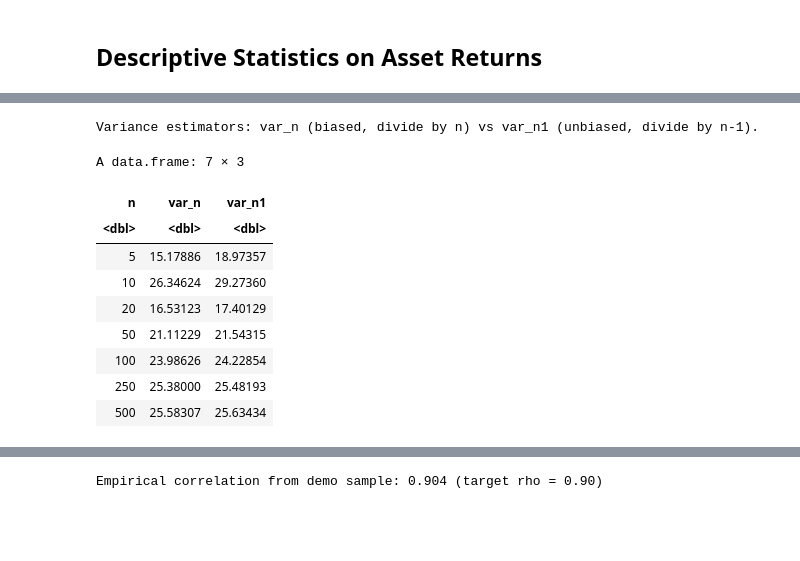
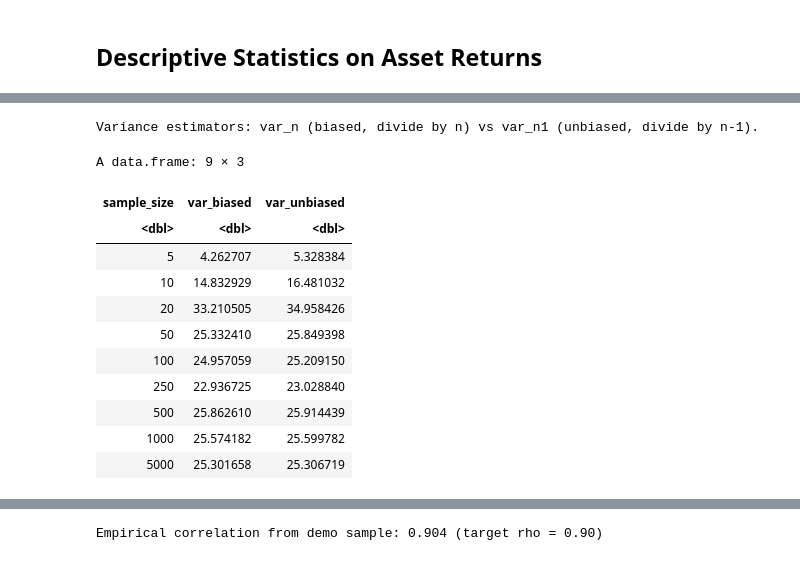
Before and after one commit to my1396/FIN5005-Fall2025, a Jupyter notebook: 01_Lab-1.ipynb, the cells around one changed output, grey strips where cells are left out. Saved outputs shown, nothing was run; the diff lists cells and outputs as text; code cells hidden in the pictures; blank space fills up the shorter version.

```diff
--- a/01_Lab-1.ipynb
+++ b/01_Lab-1.ipynb
@@ -106,6 +112,9 @@ print(p1)
 # %% [markdown]
 ## Descriptive Statistics on Asset Returns
 # %%
-asset_df <- read_csv("")
+# ---- Load Asset Returns Data ----
+asset_df <- read_csv("https://raw.githubusercontent.com/my1396/FIN5005-Fall2025/refs/heads/main/data/asset_returns.csv")
+print("Preview: first 6 rows of asset returns data frame:")
+head(asset_df) %>% round(2)
 # %% [output]
 [1] "Preview: first 6 rows of asset returns data frame:"
@@ -163,15 +160,25 @@ A data.frame: 2 × 7
 # %%
-# ---- Visualization: Histograms ----
-combined <- rbind(
-  data.frame(value = skewed_sample, type = "Skewed (Log-normal)"),
-  data.frame(value = normal_sample, type = "Approx. Normal")
-)
+# ---- Visualization: Histograms with Normal Density Overlay ----
+# Convert to long form
+combined <- asset_df %>% pivot_longer(cols = everything(), names_to = "type", values_to = "value")
 
-options(repr.plot.width = 13, repr.plot.height = 6)
+# Compute per-type mean & sd and create normal curve points
+norm_params <- combined %>% group_by(type) %>% summarise(mu = mean(value), sigma = sd(value), .groups = 'drop')
+
+norm_curve <- norm_params %>% group_by(type) %>% do({
+  mu <- .$mu; sigma <- .$sigma
+  x <- seq(mu - 4*sigma, mu + 4*sigma, length.out = 400)
+  tibble(value = x, density = dnorm(x, mu, sigma))
+})
+
+options(repr.plot.width = 15, repr.plot.height = 6)
 
 ggplot(combined, aes(value)) +
-  geom_histogram(bins = 40, fill = "#3182bd", alpha = 0.8, color = "white") +
+  geom_histogram(aes(y = ..density..), bins = 40, fill = "#3182bd", alpha = 0.8, color = "white") +
+  geom_line(data = norm_curve, aes(value, density), color = "red", linewidth = 0.8) +
   facet_wrap(~ type, scales = "free", nrow = 1) +
-  labs(title = "Distribution Contrast", x = "Value", y = "Count") +
+  labs(title = "Distribution Contrast with Normal Overlay",
+       subtitle = "Red curve = fitted normal using sample mean & sd per asset",
+       x = "Value", y = "Density") +
   theme(panel.spacing.x = unit(1.2, "lines"))
 # %% [output]
@@ -215,22 +215,25 @@ A data.frame: 1 × 2
 # %%
 # ---- Simulation: Sample vs Population variance ----
-true_var <- 25  # sd^2 with sd=5
-sample_sizes <- c(5, 10, 20, 50, 100, 250, 500)
+set.seed(2025)  # for reproducibility
+true_var <- 25  # sd^2 with sd=5, true population variance
+sample_sizes <- c(5, 10, 20, 50, 100, 250, 500, 1000, 5000) # varying sample sizes from 5 to 500
 results <- lapply(sample_sizes, function(n){
   x <- rnorm(n, mean = 0, sd = 5)
-  data.frame(n = n, var_n = mean((x - mean(x))^2), var_n1 = var(x))
+  data.frame("sample_size" = n, "var_biased" = mean((x - mean(x))^2), "var_unbiased" = var(x))
 }) %>% dplyr::bind_rows()
 cat('Variance estimators: var_n (biased, divide by n) vs var_n1 (unbiased, divide by n-1).\n')
 results
 # %% [output]
 Variance estimators: var_n (biased, divide by n) vs var_n1 (unbiased, divide by n-1).
-A data.frame: 7 × 3
+A data.frame: 9 × 3
-| n | var_n | var_n1 |
+| sample_size | var_biased | var_unbiased |
 | <dbl> | <dbl> | <dbl> |
-| 5 | 15.17886 | 18.97357 |
-| 10 | 26.34624 | 29.27360 |
-| 20 | 16.53123 | 17.40129 |
-| 50 | 21.11229 | 21.54315 |
-| 100 | 23.98626 | 24.22854 |
-| 250 | 25.38000 | 25.48193 |
-| 500 | 25.58307 | 25.63434 |
+| 5 | 4.262707 | 5.328384 |
+| 10 | 14.832929 | 16.481032 |
+| 20 | 33.210505 | 34.958426 |
+| 50 | 25.332410 | 25.849398 |
+| 100 | 24.957059 | 25.209150 |
+| 250 | 22.936725 | 23.028840 |
+| 500 | 25.862610 | 25.914439 |
+| 1000 | 25.574182 | 25.599782 |
+| 5000 | 25.301658 | 25.306719 |
```
Also changed, not shown: parts of 28 cells of this notebook, 8 other files.
